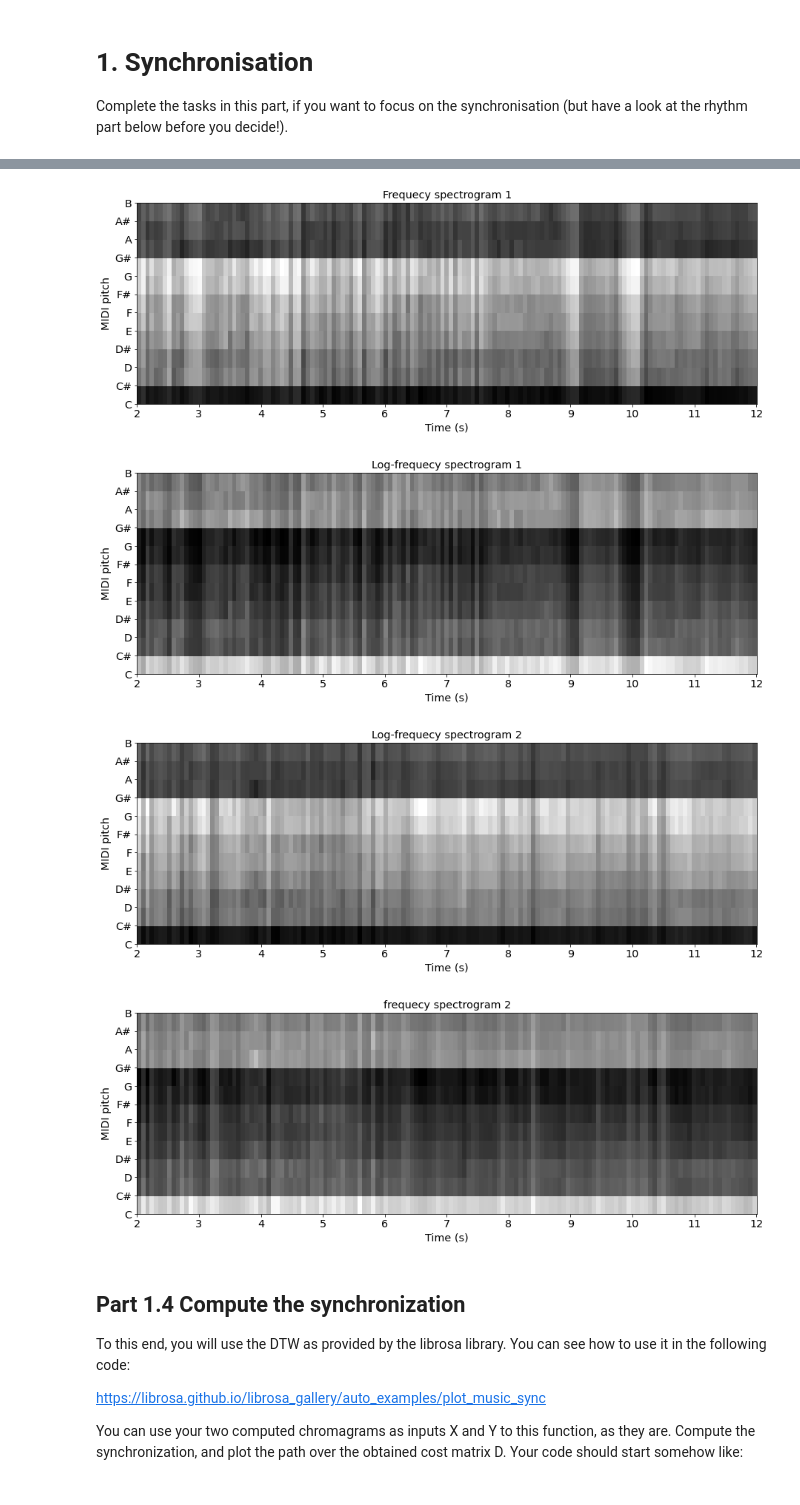
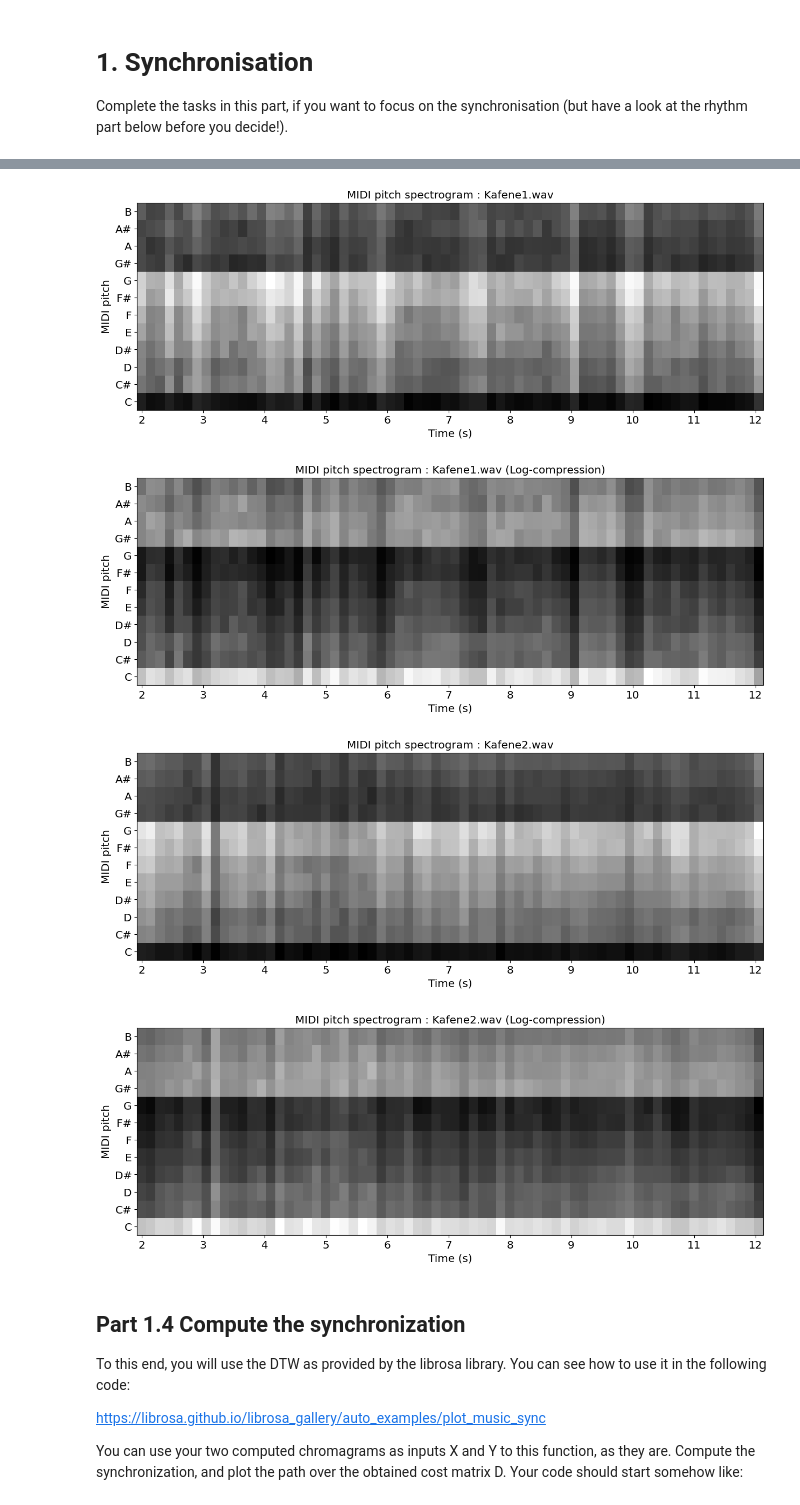
Before and after one commit to simoclemens/KTH-MusicInformaticsLabs, a Jupyter notebook: DT2470_lab03-1.ipynb, the cells around one changed output, grey strips where cells are left out. Saved outputs shown, nothing was run; the diff lists cells and outputs as text; code cells hidden in the pictures.

```diff
--- a/DT2470_lab03-1.ipynb
+++ b/DT2470_lab03-1.ipynb
@@ -140,19 +138,19 @@ freq1, time1, stft_db1 = plot_stft_from_audio_segment(
     samples1,
     window_type='hann',
     window_size=0.15,
-    hop_size=0.07,
+    hop_size=0.15,
     fft_sample_size=0.15*sample_rate1,
     sample_rate=sample_rate1,
-    plot_title="STFT Spectrogram, first 10s of audio (win_size = 100ms, hop_size = 10ms, fft_sample_size = 8192)"
+    plot_title="Spectral magnitude: Kafene1.wav"
     )
 
 freq2, time2, stft_db2 =plot_stft_from_audio_segment(
     samples2,
     window_type='hann',
     window_size=0.15,
-    hop_size=0.07,
+    hop_size=0.15,
     fft_sample_size=0.15*sample_rate2,
     sample_rate=sample_rate2,
-    plot_title="STFT Spectrogram, (win_size = 100ms, hop_size = 10ms, fft_sample_size = 8192)"
+    plot_title="Spectral magnitude: Kafene2.wav"
     )
 # %% [output]
@@ -287,41 +285,41 @@ pitch_max = 127
 mask1 = (freq1_log > 0) & (freq1_log < 127.5)
 mask2 = (freq2_log > 0) & (freq2_log < 127.5)
 
 freq1_log_masked = freq1_log[mask1]
 stft_db1_masked = stft_db1[mask1]
 freq2_log_masked = freq2_log[mask2]
 stft_db2_masked = stft_db2[mask2]
 
 freq = np.array([i for i in range(12)])
 grouped_stft1 = groupArm(freq1_log_masked,stft_db1_masked)
 grouped_stft2 = groupArm(freq2_log_masked,stft_db2_masked)
 
 gamma = 10
 logCompresser = lambda t: np.log(1 + gamma * np.abs(t))
 
 def plot_spectrogram(time, freq, dataToPlot, xAxisLabel, yAxisLabel, title):
   # Plot the spectrogram
   plt.title(title)
   plt.xlabel(xAxisLabel)
   plt.ylabel(yAxisLabel)
   x_ticks_positions = np.arange(0, 11)
   x_ticks_labels = [str(i) for i in range(2, 13)]
   plt.xticks(x_ticks_positions, x_ticks_labels)
   y_ticks_positions = np.arange(0, 12)
   y_ticks_labels = ["C", "C#", "D", "D#", "E", "F", "F#", "G", "G#", "A", "A#", "B"]
   plt.yticks(y_ticks_positions, y_ticks_labels)
   plt.pcolormesh(time, freq, dataToPlot,cmap='gray_r')
   plt.show()
 
-plot_spectrogram(time1, freq, grouped_stft1, 'Time (s)', 'MIDI pitch', 'Frequecy spectrogram 1')
-plot_spectrogram(time1, freq, logCompresser(grouped_stft1), 'Time (s)', 'MIDI pitch', 'Log-frequecy spectrogram 1')
-plot_spectrogram(time2, freq, grouped_stft2, 'Time (s)', 'MIDI pitch', 'Log-frequecy spectrogram 2')
-plot_spectrogram(time2, freq, logCompresser(grouped_stft2), 'Time (s)', 'MIDI pitch', 'Frequecy spectrogram 2')
+plot_spectrogram(time1, freq, grouped_stft1, 'Time (s)', 'MIDI pitch', 'MIDI pitch spectrogram : Kafene1.wav')
+plot_spectrogram(time1, freq, logCompresser(grouped_stft1), 'Time (s)', 'MIDI pitch', 'MIDI pitch spectrogram : Kafene1.wav (Log-compression)')
+plot_spectrogram(time2, freq, grouped_stft2, 'Time (s)', 'MIDI pitch', 'MIDI pitch spectrogram : Kafene2.wav')
+plot_spectrogram(time2, freq, logCompresser(grouped_stft2), 'Time (s)', 'MIDI pitch', 'MIDI pitch spectrogram : Kafene2.wav (Log-compression)')
 # %% [output]
-[figure, old version]
+[figure, new version]
-[figure, old version]
+[figure, new version]
-[figure, old version]
+[figure, new version]
-[figure, old version]
+[figure, new version]
 # %% [markdown]
 ## Part 1.4 Compute the synchronization
 
```
Also changed, not shown: parts of 12 cells of this notebook.
